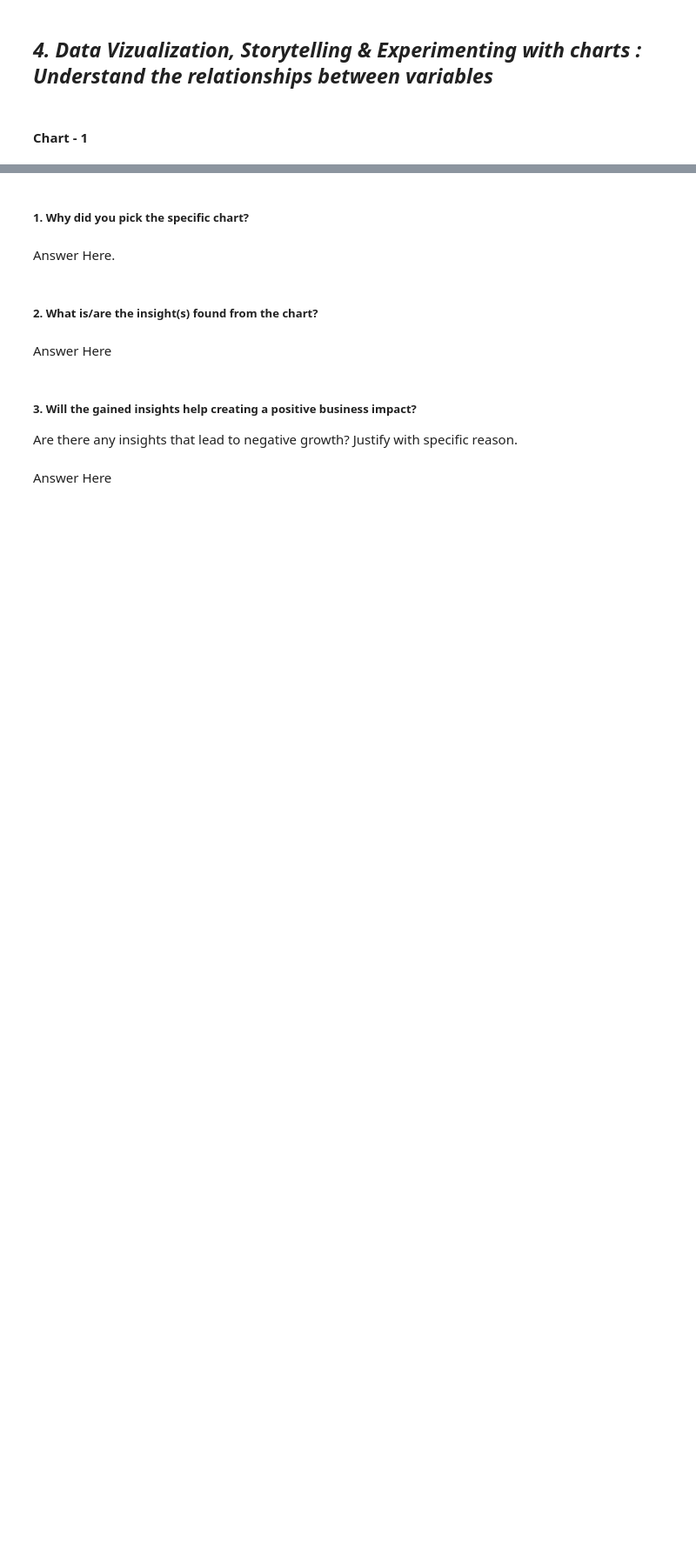
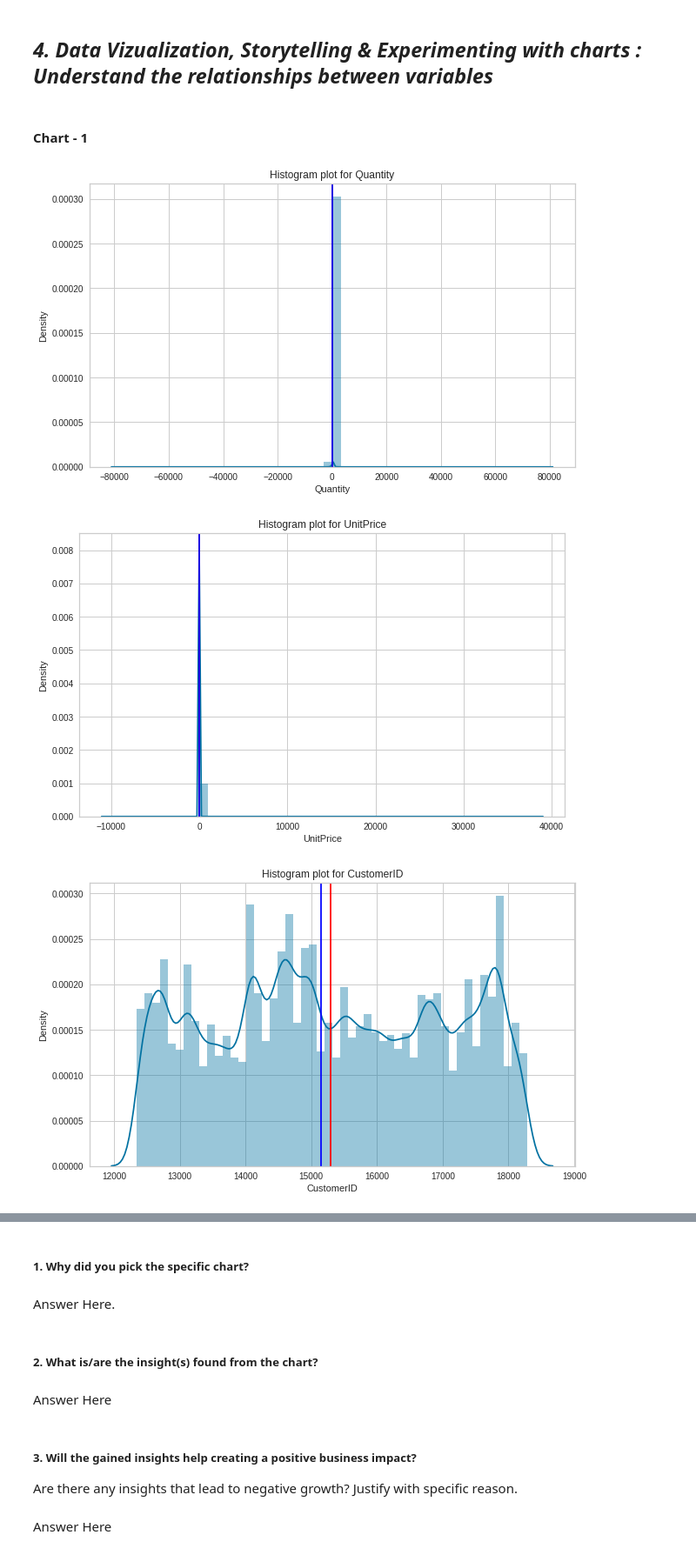
Before and after one commit to akashkivani/almabetter-Online-Retail-Customer-Segmentation-Project, a Jupyter notebook: ML_unsupervised_submission.ipynb, the cells around one changed output, grey strips where cells are left out. Shown at 87% size. Cells and saved outputs as stored; diff of their text form; code cells hidden in the pictures; blank space fills up the shorter version.

```diff
--- a/ML_unsupervised_submission.ipynb
+++ b/ML_unsupervised_submission.ipynb
@@ -251,0 +265,9 @@ source: Internet.
+# %%
+#We already have InvoiceDate as datetime object. I am stripping them into year, month, day, hours to have a better analysis of costomer.
+df['Invoice_Year'] = df['InvoiceDate'].dt.year
+df['Invoice_Month'] = df['InvoiceDate'].dt.strftime('%B')
+df['Invoice_Day'] = df['InvoiceDate'].dt.strftime('%A')
+df['Invoice_Hour'] = df['InvoiceDate'].dt.hour
+
+#Printing data frame
+df.head()
@@ -251,0 +281,6 @@ source: Internet.
+# %%
+#Adding a new column for total amount. Tital amount = Quantity*Unit price.
+df['Total_Amount'] = df['Quantity']*df['UnitPrice']
+
+#printing new data frame
+df.head()
@@ -259,3 +305,20 @@ Answer Here.
 #### Chart - 1
 # %%
 # Chart - 1 visualization code
+# %%
+num_features= list(df.select_dtypes(['int64','float64']))
+
+for col in num_features:
+  fig = plt.figure(figsize = (10,6))
+  ax = fig.gca()
+  sns.distplot(df[col])
+  feature = df[col]
+  ax.axvline(feature.mean(), color= 'red')
+  ax.axvline(feature.median(), color= 'Blue')
+  ax.set_title(f'Histogram plot for {col}')
+
+  plt.show()
+# %% [output]
+[figure, added]
+[figure, added]
+[figure, added]
```
Also changed, not shown: parts of 31 cells of this notebook.
